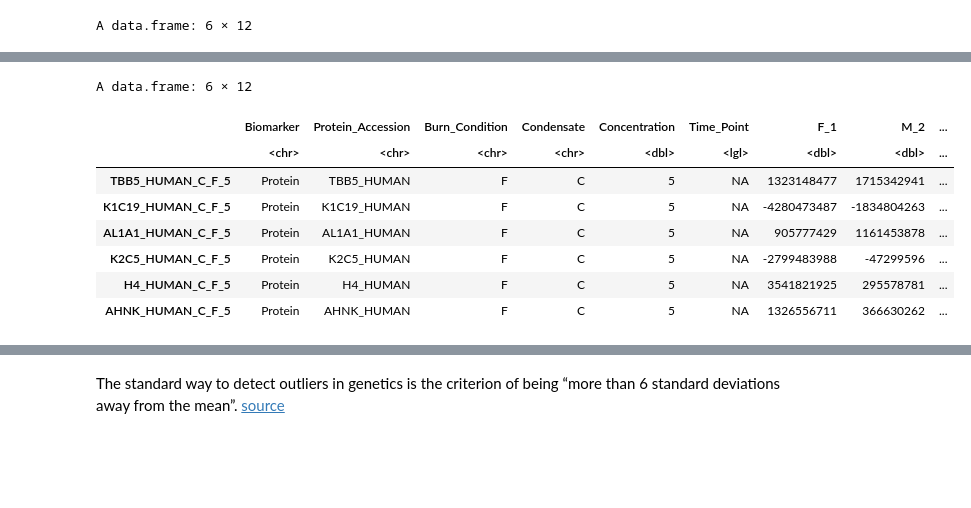
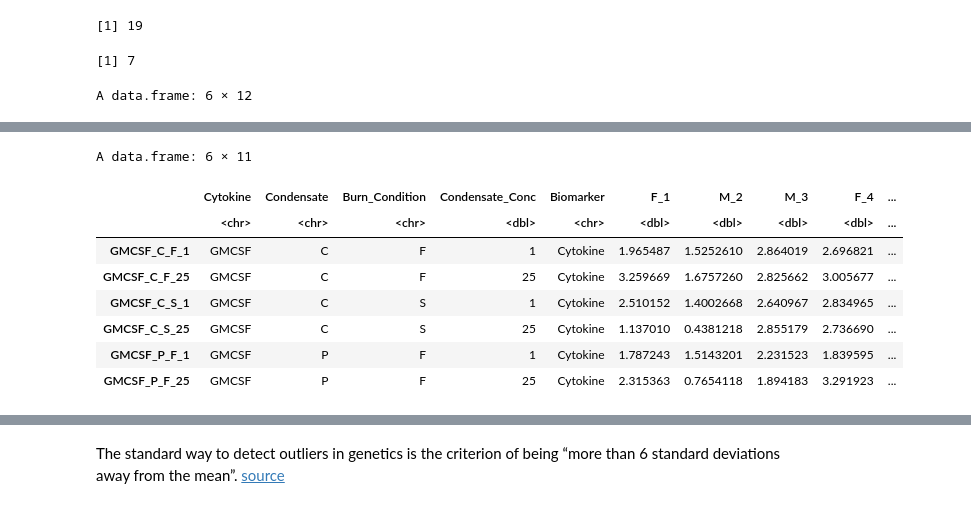
Before and after one commit to UNC-CEMALB/Burn-pit-smoke-condensate-mediated-toxicity-in-human-airway-epithelial-cells-, a Jupyter notebook: 3. Biomarker Cluster Analysis/Biomarker Cluster Analysis.ipynb, the cells around one changed output, grey strips where cells are left out. Saved outputs shown, nothing was run; the diff lists cells and outputs as text; code cells hidden in the pictures; blank space fills up the shorter version.

```diff
--- a/3. Biomarker Cluster Analysis/Biomarker Cluster Analysis.ipynb
+++ b/3. Biomarker Cluster Analysis/Biomarker Cluster Analysis.ipynb
@@ -82,12 +74,8 @@ This analysis will use PCA to explore if there are clusters of biomarkers based
 # %%
 sig_mRNA_df = nemenyis_df %>%
-    filter(Biomarker == "mRNA", P.Adj < 0.2)
+    filter(Biomarker == "mRNA", P.Value < 0.1)
 sig_mRNAs = unique(sig_mRNA_df$Variable.Name)
 
-sig_proteomics_df = nemenyis_df %>%
-    filter(Biomarker == "Protein", P.Adj < 0.2)
-sig_proteins = unique(sig_proteomics_df$Variable.Name)
-
 sig_cytokine_df = nemenyis_df %>%
-    filter(Biomarker == "Cytokine", P.Adj < 0.2)
+    filter(Biomarker == "Cytokine", P.Value < 0.1)
 sig_cytokines = unique(sig_cytokine_df$Variable.Name)
@@ -222,29 +82,37 @@ Gene_Name, Description)`
+# %%
+# finding number of unique biomarkers
+length(sig_mRNAs)
+length(sig_cytokines)
+# %% [output]
+[1] 19
+[1] 7
 # %%
 # creating 1 df and casting wide
-wider_FC_mRNA_df = data.frame(Biomarker = "mRNA", rbind(f_1_24_mRNA_df, f_1_72_mRNA_df, f_25_4_mRNA_df, f_25_24_mRNA_df,
-                    f_25_72_mRNA_df, f_5_24_mRNA_df, f_5_72_mRNA_df, s_1_24_mRNA_df, s_1_72_mRNA_df, s_25_4_mRNA_df,
-                    s_25_24_mRNA_df, s_25_72_mRNA_df, s_5_24_mRNA_df, s_5_72_mRNA_df)) %>%
+wider_mRNA_df = mRNA_df %>%
     # creating a column that denotes the biomarker
     mutate(Biomarker = "mRNA") %>%
+    # removing the subject no since that messes up pivoting
+    select(-Subject_No) %>%
     # creating sample ids
-    unite("SampleID", c(colnames(mRNA_df)[c(6,2:5)]), remove = FALSE) %>%
-    pivot_wider(names_from = "Subject_ID", values_from = "FC") %>%
-    column_to_rownames(var = "SampleID") %>%
-    # keeping sig mRNAs only
-    filter(mRNA %in% sig_mRNAs)
+    unite("SampleID", c(colnames(mRNA_df)[c(3:6)]), remove = FALSE) %>%
+    pivot_wider(names_from = "Subject_ID", values_from = "Norm_ddCT") %>%
+    # keeping sig mRNAs only, 24 hr time point, removing concentration of 5
+    filter(mRNA %in% sig_mRNAs, Time_Point == 24, Concentration %in% c(1,25,NA)) %>%
+    column_to_rownames(var = "SampleID")
 
-wider_FC_protein_df = data.frame(Biomarker = "Protein", rbind(f_5_protein_FC_df, f_25_protein_FC_df,
-                                                             s_5_protein_FC_df, s_25_protein_FC_df)) %>%
+wider_cytokine_df = cytokine_df %>%
     # creating a column that denotes the biomarker
-    mutate(Biomarker = "Protein") %>%
+    mutate(Biomarker = "Cytokine") %>%
+    # removing the subject no since that messes up pivoting
+    select(-Subject_No) %>%
     # creating sample ids
-    unite("SampleID", c(colnames(proteomics_25_df)[c(3,6:8)]), remove = FALSE) %>%
-    pivot_wider(names_from = "Subject_ID", values_from = "FC") %>%
-    column_to_rownames(var = "SampleID") %>%
-    # keeping sig proteins only
-    filter(Protein_Accession %in% sig_proteins)
+    unite("SampleID", c(colnames(cytokine_df)[c(3:6)]), remove = FALSE) %>%
+    pivot_wider(names_from = "Subject_ID", values_from = "Norm_Cytokine_Conc") %>%
+    # keeping sig mRNAs only, removing concentration of 5
+    filter(Cytokine %in% sig_cytokines, Condensate_Conc %in% c(1,25,NA)) %>%
+    column_to_rownames(var = "SampleID")
 
-head(wider_FC_mRNA_df)
-head(wider_FC_protein_df)
+head(wider_mRNA_df)
+head(wider_cytokine_df)
 # %% [output]
 A data.frame: 6 × 12
@@ -259,11 +127,11 @@ A data.frame: 6 × 12
-A data.frame: 6 × 12
+A data.frame: 6 × 11
-|  | Biomarker | Protein_Accession | Burn_Condition | Condensate | Concentration | Time_Point | F_1 | M_2 | ... |
-|  | <chr> | <chr> | <chr> | <chr> | <dbl> | <lgl> | <dbl> | <dbl> | ... |
-| TBB5_HUMAN_C_F_5 | Protein | TBB5_HUMAN | F | C | 5 | NA | 1323148477 | 1715342941 | ... |
-| K1C19_HUMAN_C_F_5 | Protein | K1C19_HUMAN | F | C | 5 | NA | -4280473487 | -1834804263 | ... |
-| AL1A1_HUMAN_C_F_5 | Protein | AL1A1_HUMAN | F | C | 5 | NA | 905777429 | 1161453878 | ... |
-| K2C5_HUMAN_C_F_5 | Protein | K2C5_HUMAN | F | C | 5 | NA | -2799483988 | -47299596 | ... |
-| H4_HUMAN_C_F_5 | Protein | H4_HUMAN | F | C | 5 | NA | 3541821925 | 295578781 | ... |
-| AHNK_HUMAN_C_F_5 | Protein | AHNK_HUMAN | F | C | 5 | NA | 1326556711 | 366630262 | ... |
+|  | Cytokine | Condensate | Burn_Condition | Condensate_Conc | Biomarker | F_1 | M_2 | M_3 | F_4 | ... |
+|  | <chr> | <chr> | <chr> | <dbl> | <chr> | <dbl> | <dbl> | <dbl> | <dbl> | ... |
+| GMCSF_C_F_1 | GMCSF | C | F | 1 | Cytokine | 1.965487 | 1.5252610 | 2.864019 | 2.696821 | ... |
+| GMCSF_C_F_25 | GMCSF | C | F | 25 | Cytokine | 3.259669 | 1.6757260 | 2.825662 | 3.005677 | ... |
+| GMCSF_C_S_1 | GMCSF | C | S | 1 | Cytokine | 2.510152 | 1.4002668 | 2.640967 | 2.834965 | ... |
+| GMCSF_C_S_25 | GMCSF | C | S | 25 | Cytokine | 1.137010 | 0.4381218 | 2.855179 | 2.736690 | ... |
+| GMCSF_P_F_1 | GMCSF | P | F | 1 | Cytokine | 1.787243 | 1.5143201 | 2.231523 | 1.839595 | ... |
+| GMCSF_P_F_25 | GMCSF | P | F | 25 | Cytokine | 2.315363 | 0.7654118 | 1.894183 | 3.291923 | ... |
 # %%
 # running pca
```
Also changed, not shown: parts of 19 cells of this notebook.
